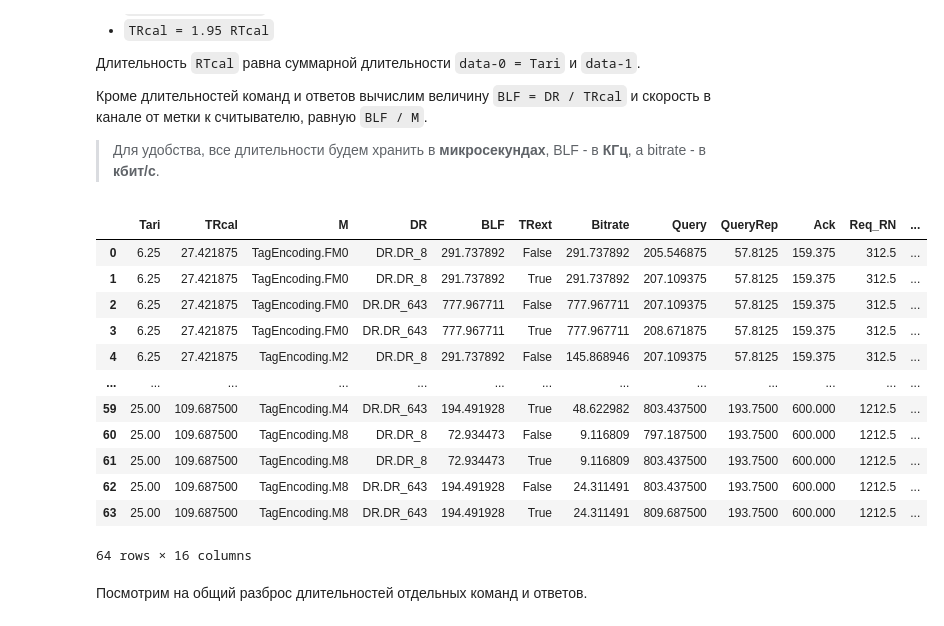
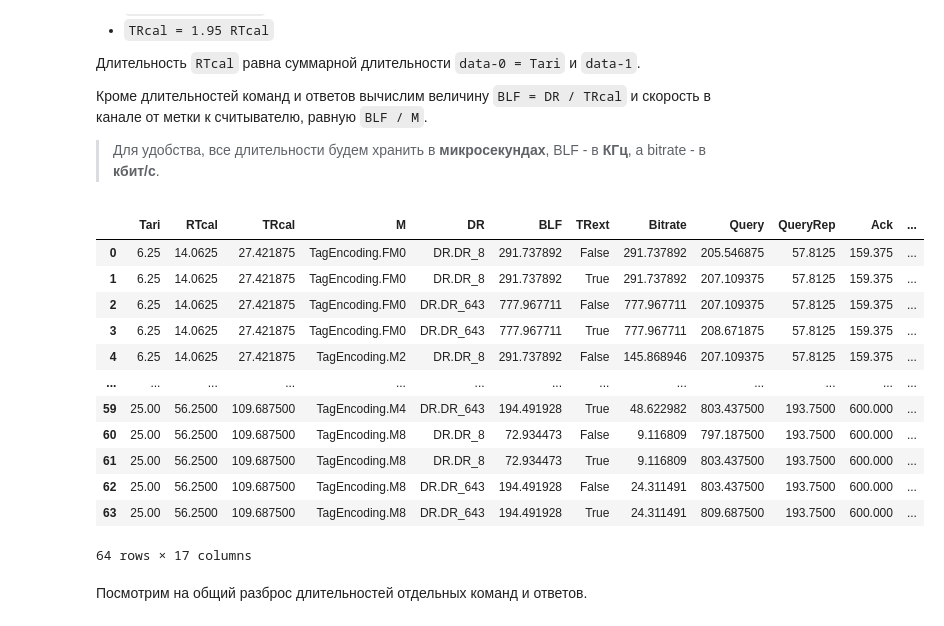
Before and after one commit to kruglov-mipt/diplom, a Jupyter notebook: experiments/Rounds.ipynb, the cells around one changed output. Cells and saved outputs as stored; diff of their text form; code cells hidden in the pictures.

```diff
--- a/experiments/Rounds.ipynb
+++ b/experiments/Rounds.ipynb
@@ -169,46 +169,47 @@ def build_messages_df():
         # -------------
         rn16 = gen2.Rn16Reply(0x5555)
         epc_pc = gen2.AckReply(EPC)
         handle = gen2.ReqRnReply(0)
         data = gen2.ReadReply([0xABAB] * (TID_SIZE//2), 0, 0)
 
         rows.append({
             'Tari': tari_us,
+            'RTcal': rtcal * 1_000_000,
             'TRcal': trcal * 1_000_000,
             'M': m,
             'DR': dr,
             'BLF': blf / 1_000,
             'TRext': trext,
             'Bitrate': bitrate / 1_000,
             'Query': ReaderFrame(preamble, query).duration * 1_000_000,
             'QueryRep': ReaderFrame(sync, query_rep).duration * 1_000_000,
             'Ack': ReaderFrame(sync, ack).duration * 1_000_000,
             'Req_RN': ReaderFrame(sync, req_rn).duration * 1_000_000,
             'Read': ReaderFrame(sync, read).duration * 1_000_000,
             'RN16': TagFrame(m, trext, blf, rn16).duration * 1_000_000,
             'EPC+PC+CRC': TagFrame(m, trext, blf, epc_pc).duration * 1_000_000,
             'Handle': TagFrame(m, trext, blf, handle).duration * 1_000_000,
             'Data': TagFrame(m, trext, blf, data).duration * 1_000_000,
         })
     df = pd.DataFrame(rows)
     return df
 
 DF = build_messages_df()
 DF
 # %% [output]
-|  | Tari | TRcal | M | DR | BLF | TRext | Bitrate | Query | QueryRep | Ack | Req_RN | ... |
-| 0 | 6.25 | 27.421875 | TagEncoding.FM0 | DR.DR_8 | 291.737892 | False | 291.737892 | 205.546875 | 57.8125 | 159.375 | 312.5 | ... |
-| 1 | 6.25 | 27.421875 | TagEncoding.FM0 | DR.DR_8 | 291.737892 | True | 291.737892 | 207.109375 | 57.8125 | 159.375 | 312.5 | ... |
-| 2 | 6.25 | 27.421875 | TagEncoding.FM0 | DR.DR_643 | 777.967711 | False | 777.967711 | 207.109375 | 57.8125 | 159.375 | 312.5 | ... |
-| 3 | 6.25 | 27.421875 | TagEncoding.FM0 | DR.DR_643 | 777.967711 | True | 777.967711 | 208.671875 | 57.8125 | 159.375 | 312.5 | ... |
-| 4 | 6.25 | 27.421875 | TagEncoding.M2 | DR.DR_8 | 291.737892 | False | 145.868946 | 207.109375 | 57.8125 | 159.375 | 312.5 | ... |
+|  | Tari | RTcal | TRcal | M | DR | BLF | TRext | Bitrate | Query | QueryRep | Ack | ... |
+| 0 | 6.25 | 14.0625 | 27.421875 | TagEncoding.FM0 | DR.DR_8 | 291.737892 | False | 291.737892 | 205.546875 | 57.8125 | 159.375 | ... |
+| 1 | 6.25 | 14.0625 | 27.421875 | TagEncoding.FM0 | DR.DR_8 | 291.737892 | True | 291.737892 | 207.109375 | 57.8125 | 159.375 | ... |
+| 2 | 6.25 | 14.0625 | 27.421875 | TagEncoding.FM0 | DR.DR_643 | 777.967711 | False | 777.967711 | 207.109375 | 57.8125 | 159.375 | ... |
+| 3 | 6.25 | 14.0625 | 27.421875 | TagEncoding.FM0 | DR.DR_643 | 777.967711 | True | 777.967711 | 208.671875 | 57.8125 | 159.375 | ... |
+| 4 | 6.25 | 14.0625 | 27.421875 | TagEncoding.M2 | DR.DR_8 | 291.737892 | False | 145.868946 | 207.109375 | 57.8125 | 159.375 | ... |
 | ... | ... | ... | ... | ... | ... | ... | ... | ... | ... | ... | ... | ... |
-| 59 | 25.00 | 109.687500 | TagEncoding.M4 | DR.DR_643 | 194.491928 | True | 48.622982 | 803.437500 | 193.7500 | 600.000 | 1212.5 | ... |
-| 60 | 25.00 | 109.687500 | TagEncoding.M8 | DR.DR_8 | 72.934473 | False | 9.116809 | 797.187500 | 193.7500 | 600.000 | 1212.5 | ... |
-| 61 | 25.00 | 109.687500 | TagEncoding.M8 | DR.DR_8 | 72.934473 | True | 9.116809 | 803.437500 | 193.7500 | 600.000 | 1212.5 | ... |
-| 62 | 25.00 | 109.687500 | TagEncoding.M8 | DR.DR_643 | 194.491928 | False | 24.311491 | 803.437500 | 193.7500 | 600.000 | 1212.5 | ... |
-| 63 | 25.00 | 109.687500 | TagEncoding.M8 | DR.DR_643 | 194.491928 | True | 24.311491 | 809.687500 | 193.7500 | 600.000 | 1212.5 | ... |
+| 59 | 25.00 | 56.2500 | 109.687500 | TagEncoding.M4 | DR.DR_643 | 194.491928 | True | 48.622982 | 803.437500 | 193.7500 | 600.000 | ... |
+| 60 | 25.00 | 56.2500 | 109.687500 | TagEncoding.M8 | DR.DR_8 | 72.934473 | False | 9.116809 | 797.187500 | 193.7500 | 600.000 | ... |
+| 61 | 25.00 | 56.2500 | 109.687500 | TagEncoding.M8 | DR.DR_8 | 72.934473 | True | 9.116809 | 803.437500 | 193.7500 | 600.000 | ... |
+| 62 | 25.00 | 56.2500 | 109.687500 | TagEncoding.M8 | DR.DR_643 | 194.491928 | False | 24.311491 | 803.437500 | 193.7500 | 600.000 | ... |
+| 63 | 25.00 | 56.2500 | 109.687500 | TagEncoding.M8 | DR.DR_643 | 194.491928 | True | 24.311491 | 809.687500 | 193.7500 | 600.000 | ... |
-64 rows × 16 columns
+64 rows × 17 columns
 # %%
 def set_axes_formatter(*axes, use_x=False, use_y=False):
     """
```
Also changed, not shown: parts of 11 cells of this notebook, 19 other files.
